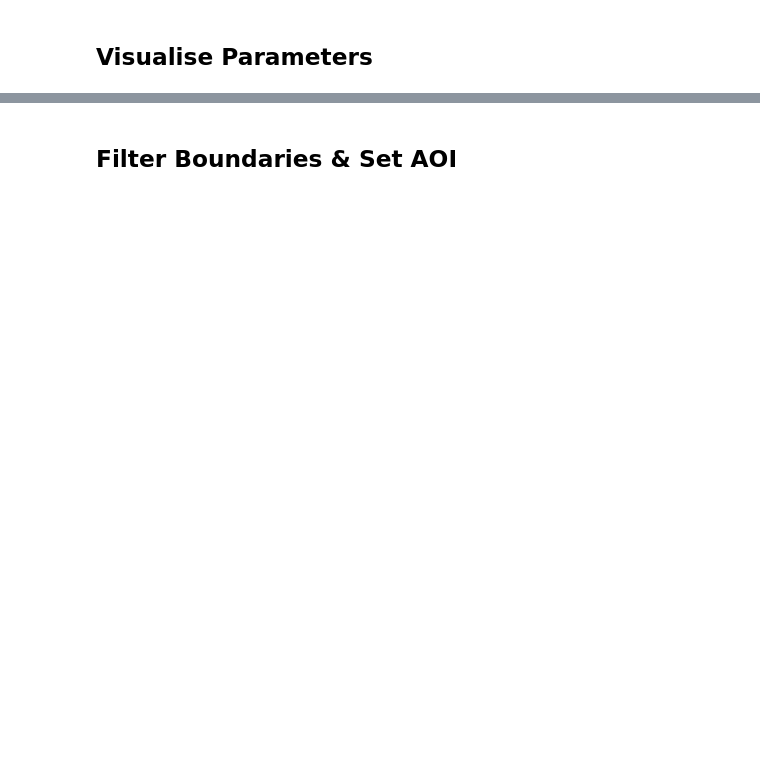
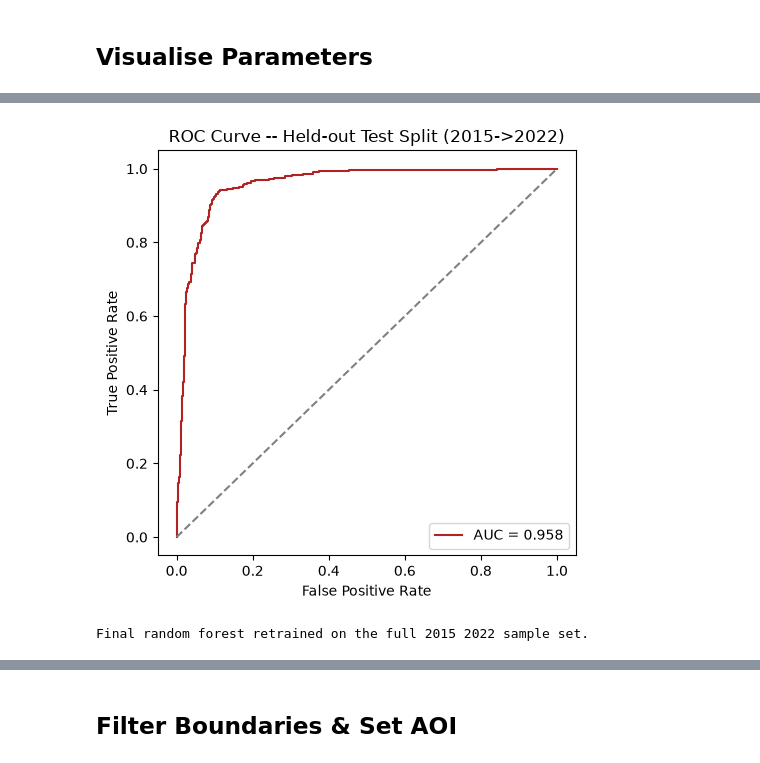
Before and after one commit to BashiraAbdurrahman/urban-growth-ml, a Jupyter notebook: Notebook/main.ipynb, the cells around one changed output, grey strips where cells are left out. Drawn from its saved outputs; the diff is of its cells as text; code cells hidden in the pictures; blank space fills up the shorter version.

```diff
--- a/Notebook/main.ipynb
+++ b/Notebook/main.ipynb
@@ -154,0 +1039,26 @@ vis_params_gpw = {
+# %%
+# ROC curve
+fpr, tpr, _ = roc_curve(y_true, y_prob)
+plt.figure(figsize=(5, 5))
+plt.plot(fpr, tpr, color="firebrick", label=f"AUC = {roc_auc_score(y_true, y_prob):.3f}")
+plt.plot([0, 1], [0, 1], linestyle="--", color="gray")
+plt.xlabel("False Positive Rate")
+plt.ylabel("True Positive Rate")
+plt.title("ROC Curve -- Held-out Test Split (2015->2022)")
+plt.legend()
+plt.tight_layout()
+plt.savefig(OUT_THEMATIC/ "roc_curve.png", dpi=200)
+plt.show()
+# %% [output]
+[figure, added]
+# %%
+# Retrain on the FULL sample set for the production model
+ee_classifier_trained = ee_classifier.train(
+    features=samples,
+    classProperty="label",
+    inputProperties=feature_cols,
+)
+
+print("Final random forest retrained on the full 2015 2022 sample set.")
+# %% [output]
+Final random forest retrained on the full 2015 2022 sample set.
```
Also changed, not shown: parts of 133 cells of this notebook.
